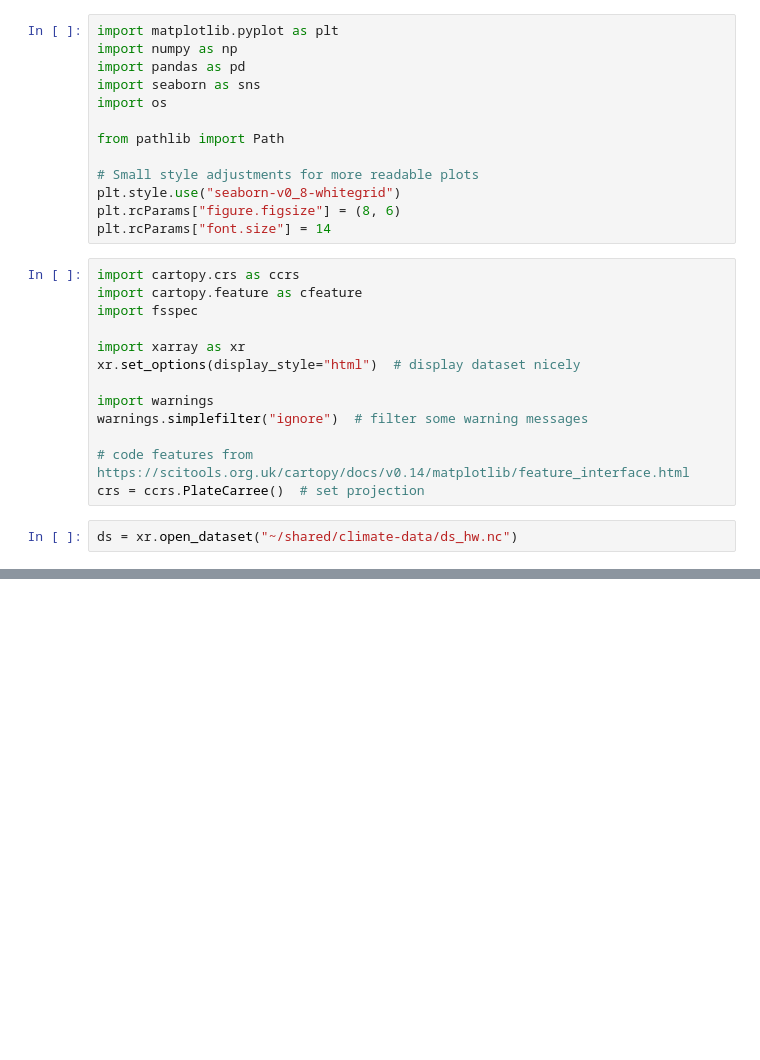
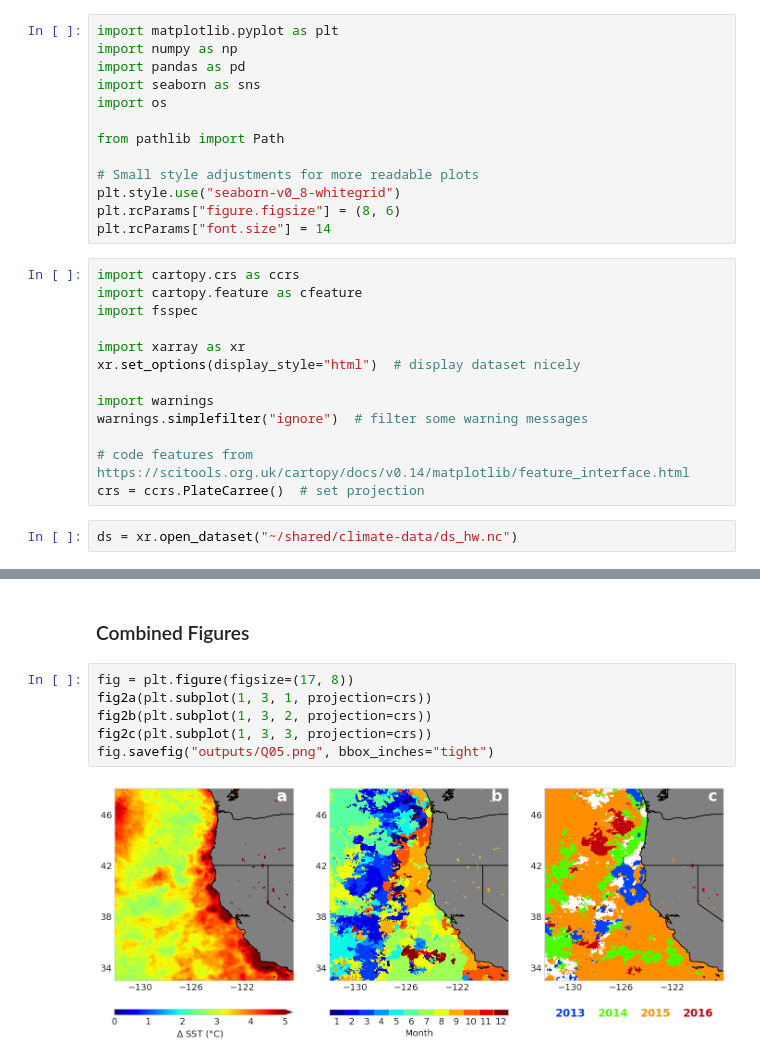
Before and after one commit to UCB-stat-159-s23/hw03-Group27, a Jupyter notebook: climate-Q05.ipynb, the cells around one changed output, grey strips where cells are left out. Cells and saved outputs as stored; diff of their text form; blank space fills up the shorter version.

```diff
--- a/climate-Q05.ipynb
+++ b/climate-Q05.ipynb
@@ -55,0 +201,10 @@ array([[[290.05157, 290.026  , 290.00433, ..., 288.28137, 288.286  ,
+# %% [markdown]
+### Combined Figures
+# %%
+fig = plt.figure(figsize=(17, 8))
+fig2a(plt.subplot(1, 3, 1, projection=crs))
+fig2b(plt.subplot(1, 3, 2, projection=crs))
+fig2c(plt.subplot(1, 3, 3, projection=crs))
+fig.savefig("outputs/Q05.png", bbox_inches="tight")
+# %% [output]
+[figure, added]
```
Also changed, not shown: parts of 24 cells of this notebook, 4 other files.
